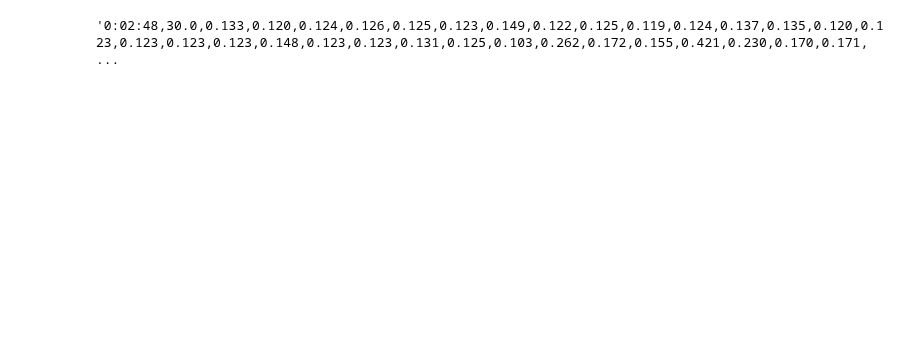
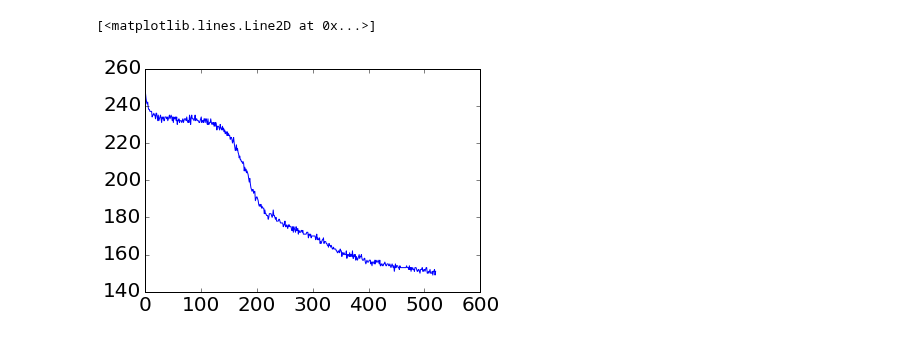
Before and after one commit to YeungRepo/darpa-sd2, a Jupyter notebook: vnat/vnat_viz.ipynb, the cells around one changed output. Saved outputs shown, nothing was run; the diff lists cells and outputs as text; code cells hidden in the pictures; blank space fills up the shorter version.

Commit message:
v nat visualization updates

```diff
--- a/vnat/vnat_viz.ipynb
+++ b/vnat/vnat_viz.ipynb
@@ -5,3 +1,13 @@ import matplotlib.pyplot as plt
+# %%
+%matplotlib inline
+import matplotlib
+import matplotlib.pyplot as plt
+import numpy as np;
+import matplotlib
+import seaborn as sns
+matplotlib.rc('xtick', labelsize=20)
+matplotlib.rc('ytick', labelsize=20)
+matplotlib.rcParams.update({'font.size':22})
 # %%
 file_obj = open('081518_v.nat_IPTG titration assay_plasmids 7,8,9_WG.csv','r');
 all_lines = file_obj.readlines();
@@ -14,4 +14,24 @@ all_lines[528]
-# %%
-all_lines[5]
-# %% [output]
-'0:02:48,30.0,0.133,0.120,0.124,0.126,0.125,0.123,0.149,0.122,0.125,0.119,0.124,0.137,0.135,0.120,0.123,0.123,0.123,0.123,0.148,0.123,0.123,0.131,0.125,0.103,0.262,0.172,0.155,0.421,0.230,0.170,0.171, ...
+# %%
+OD_curves = all_lines[4:524]
+
+GFP_curves = all_lines[1053:1574];
+
+for ind in range(0,len(OD_curves)):
+    OD_curves[ind] = (OD_curves[ind].strip("\r\n").split(',')[2:-1]);
+    try:
+        np.asarray(OD_curves[ind],dtype=np.float32);
+    except:
+        print OD_curves[ind]
+
+
+for ind in range(0,len(GFP_curves)):
+    GFP_curves[ind] = (GFP_curves[ind].strip("\r\n").split(',')[2:-1]);
+GFP = np.asarray(GFP_curves,dtype=np.float32)
+
+OD = np.asarray(OD_curves,dtype=np.float32)
+# %%
+GFP_array  = np.zeros((8,12,GFP.shape[0]))
+for col_ind in range(0,GFP.shape[1]):
+    true_col = col_ind%12;
+    true_row = col_ind/12;
+    GFP_array[true_row][true_col][:] = GFP[:,col_ind];
@@ -17,0 +44,9 @@ all_lines[5]
+# %%
+NC = [6,7];
+bg_curves = np.max(GFP_array[6:8][:][:],axis=0)
+bg_max_curve = bg_curves[0]
+# %%
+plt.plot(bg_max_curve)
+# %% [output]
+[<matplotlib.lines.Line2D at 0x...>]
+[figure, added]
```
Also changed, not shown: parts of 7 cells of this notebook, 1 other file.
